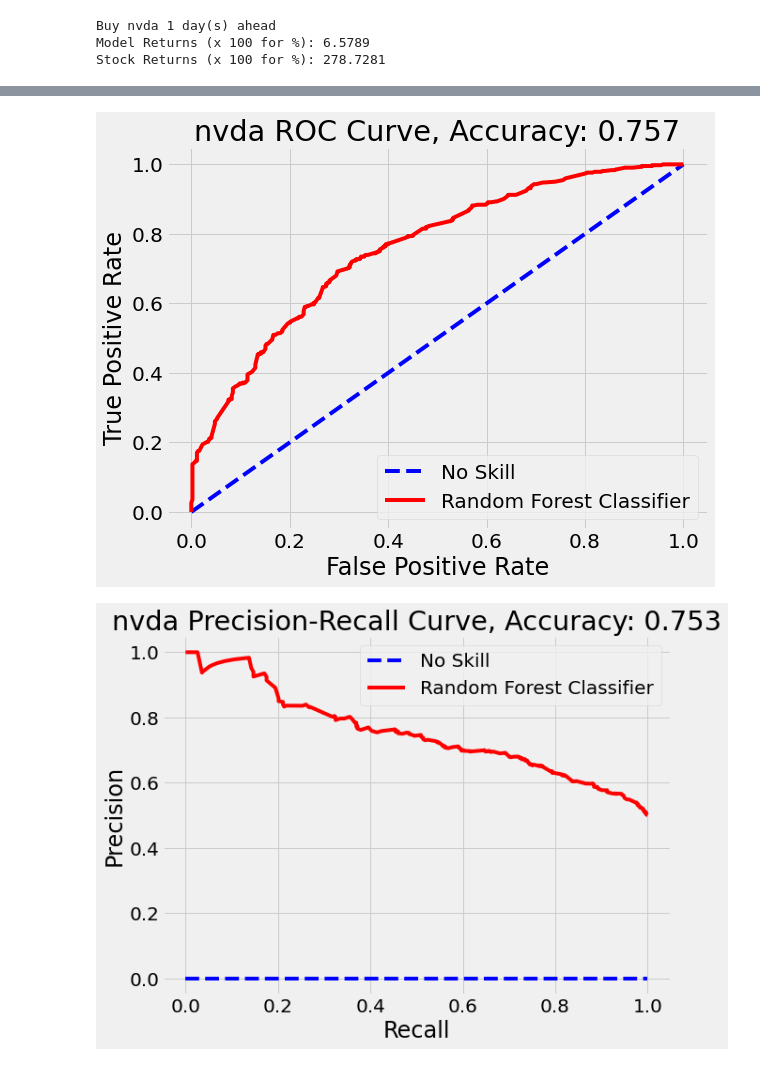
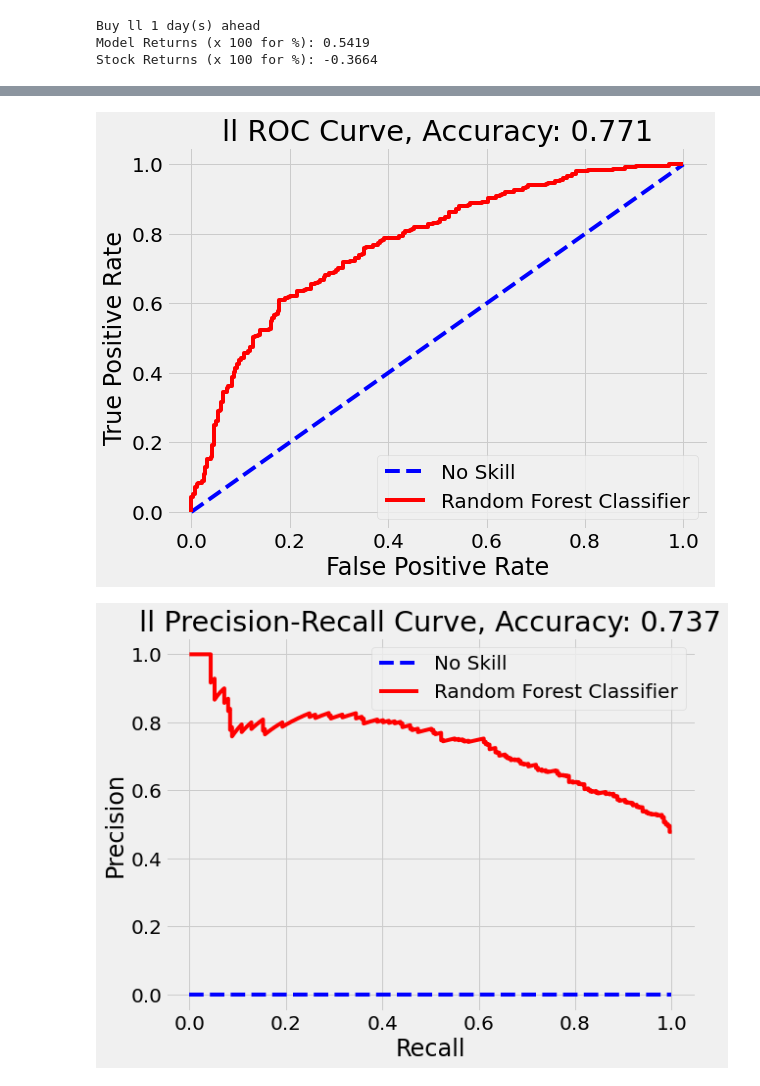
Before and after one commit to yuchild/next_n_day_stock_prediction_simple, a Jupyter notebook: testing.ipynb, the cells around one changed output, grey strips where cells are left out. Saved outputs shown, nothing was run; the diff lists cells and outputs as text; code cells hidden in the pictures.

```diff
--- a/testing.ipynb
+++ b/testing.ipynb
@@ -193,5 +208,5 @@ Current End Time:  20:52:44
 # %%
-stock_name = 'nvda'
+stock_name = 'll'
 fn.all_func(stock_name
            , start_dates[stock_name]
            , days_ahead = 1
@@ -199,6 +214,6 @@ fn.all_func(stock_name
            , days_back = 1
           )
 # %% [output]
-Buy nvda 1 day(s) ahead
-Model Returns (x 100 for %): 6.5789
-Stock Returns (x 100 for %): 278.7281
+Buy ll 1 day(s) ahead
+Model Returns (x 100 for %): 0.5419
+Stock Returns (x 100 for %): -0.3664
@@ -206,2 +221,2 @@ Stock Returns (x 100 for %): 278.7281
-[figure, old version]
+[figure, new version]
-[figure, old version]
+[figure, new version]
```
Also changed, not shown: parts of 5 cells of this notebook, 54 other files.
